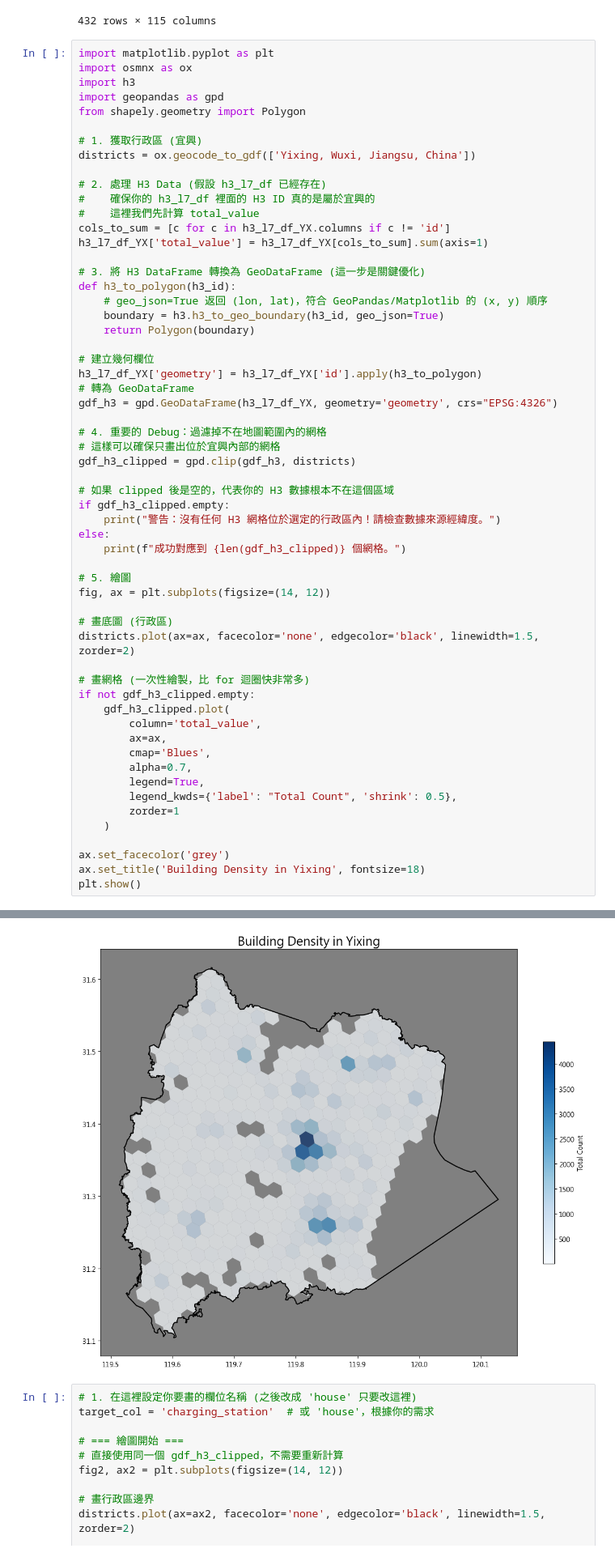
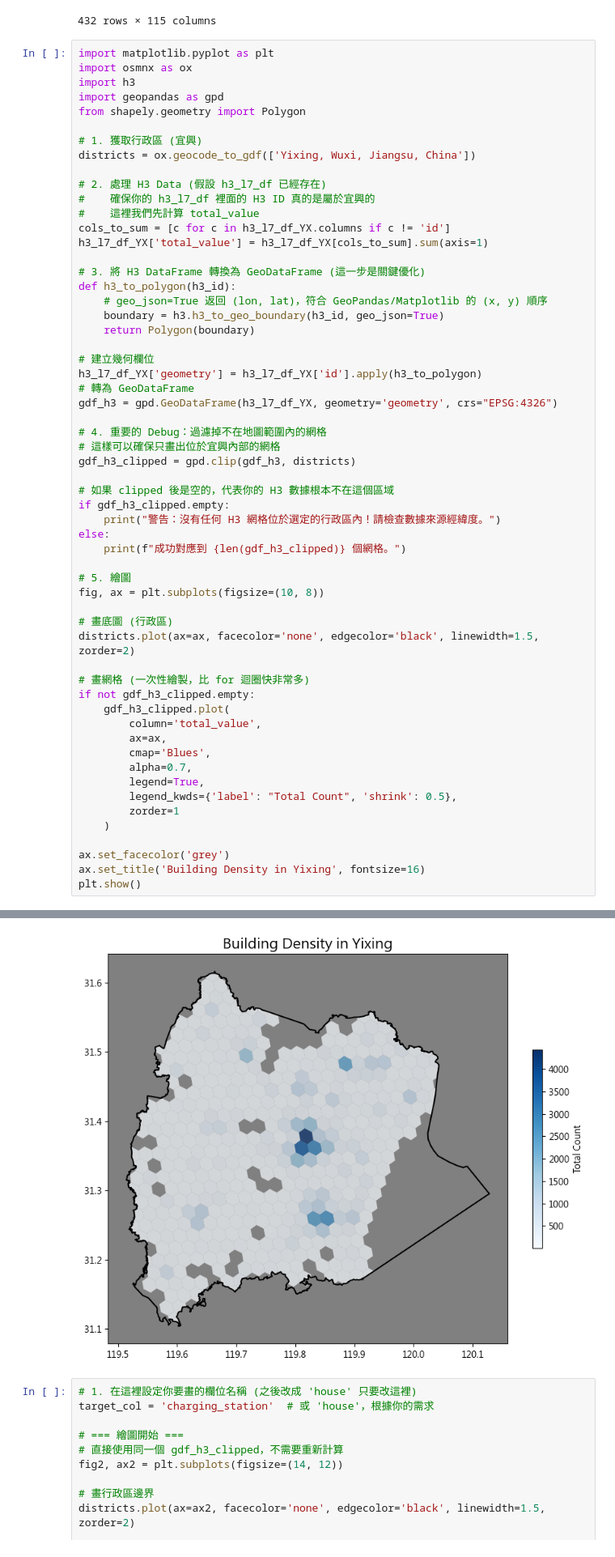
Before and after one commit to giraffeiscute/Yi-xing-city-OHCA-loctaion-prediction, a Jupyter notebook: Yixing_data_stat.ipynb, the cells around one changed output, grey strips where cells are left out. Shown at 81% size. Drawn from its saved outputs; the diff is of its cells as text.

```diff
--- a/Yixing_data_stat.ipynb
+++ b/Yixing_data_stat.ipynb
@@ -74,36 +74,36 @@ gdf_h3 = gpd.GeoDataFrame(h3_l7_df_YX, geometry='geometry', crs="EPSG:4326")
 # 這樣可以確保只畫出位於宜興內部的網格
 gdf_h3_clipped = gpd.clip(gdf_h3, districts)
 
 # 如果 clipped 後是空的，代表你的 H3 數據根本不在這個區域
 if gdf_h3_clipped.empty:
     print("警告：沒有任何 H3 網格位於選定的行政區內！請檢查數據來源經緯度。")
 else:
     print(f"成功對應到 {len(gdf_h3_clipped)} 個網格。")
 
 # 5. 繪圖
-fig, ax = plt.subplots(figsize=(14, 12))
+fig, ax = plt.subplots(figsize=(10, 8))
 
 # 畫底圖 (行政區)
 districts.plot(ax=ax, facecolor='none', edgecolor='black', linewidth=1.5, zorder=2)
 
 # 畫網格 (一次性繪製，比 for 迴圈快非常多)
 if not gdf_h3_clipped.empty:
     gdf_h3_clipped.plot(
         column='total_value',
         ax=ax,
         cmap='Blues',
         alpha=0.7,
         legend=True,
         legend_kwds={'label': "Total Count", 'shrink': 0.5},
         zorder=1
     )
 
 ax.set_facecolor('grey')
-ax.set_title('Building Density in Yixing', fontsize=18)
+ax.set_title('Building Density in Yixing', fontsize=16)
 plt.show()
 # %% [output]
 成功對應到 432 個網格。
-[figure, old version]
+[figure, new version]
 # %%
 # 1. 在這裡設定你要畫的欄位名稱 (之後改成 'house' 只要改這裡)
 target_col = 'charging_station'  # 或 'house'，根據你的需求
```
Also changed, not shown: parts of 1 cell of this notebook, 3 other files.
